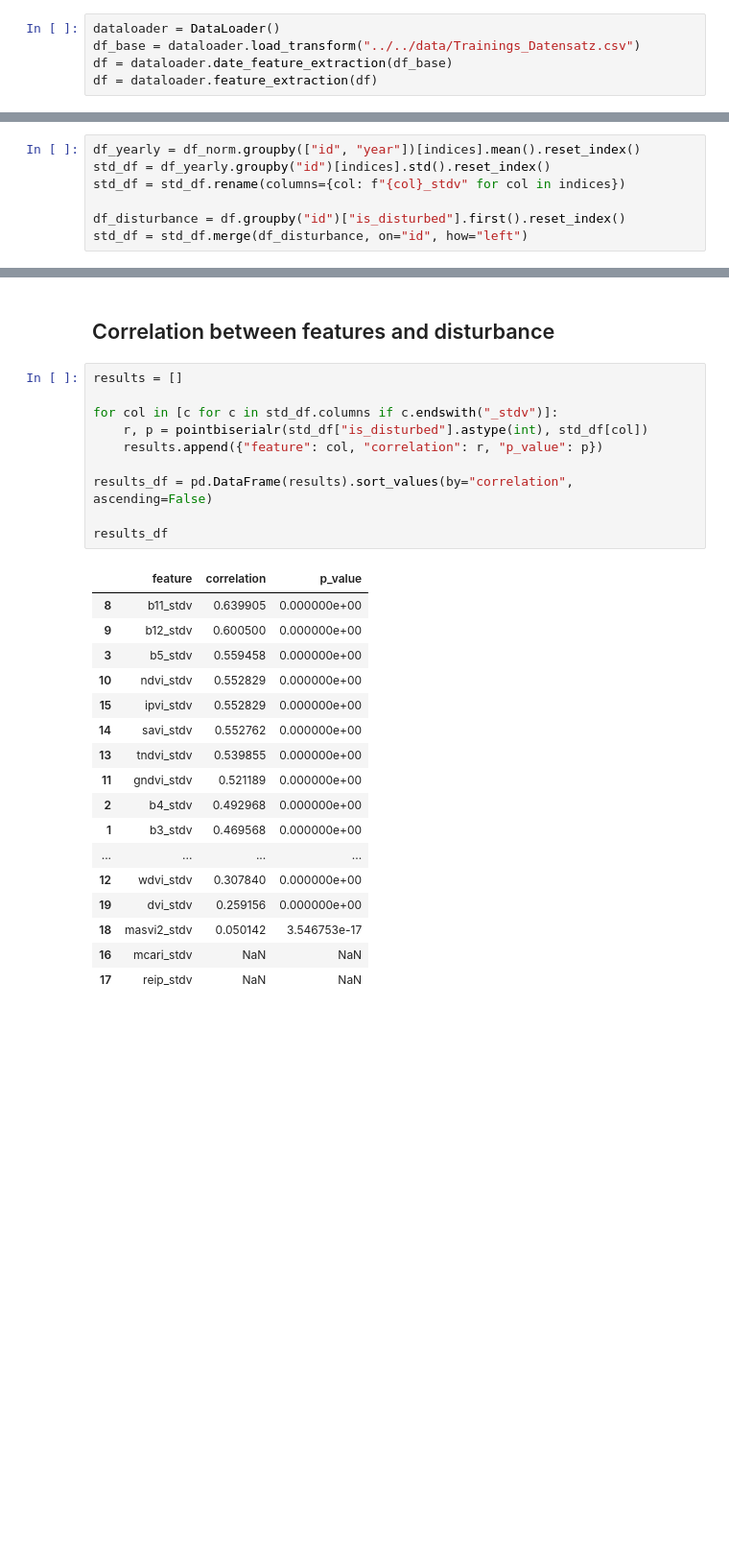
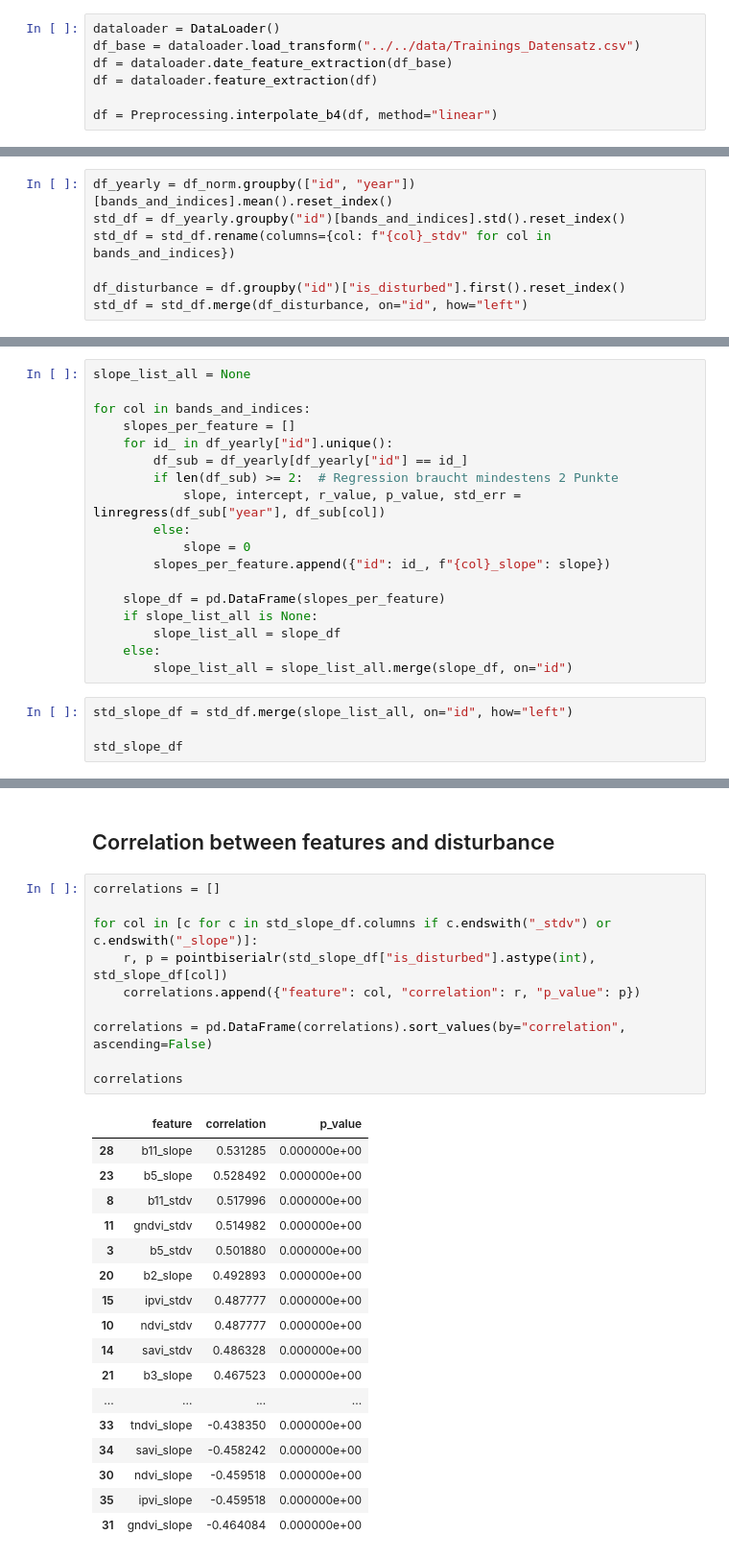
Before and after one commit to RafaelRiesle/tree_classification, a Jupyter notebook: notebooks/evelin/detect_disturbed_trees.ipynb, the cells around one changed output, grey strips where cells are left out. Shown at 96% size. Saved outputs shown, nothing was run; the diff lists cells and outputs as text; blank space fills up the shorter version.

Commit message:
feat: :rocket: correlation of is_disturbed with slope of features

```diff
--- a/notebooks/evelin/detect_disturbed_trees.ipynb
+++ b/notebooks/evelin/detect_disturbed_trees.ipynb
@@ -22,6 +25,8 @@ dataloader = DataLoader()
 df_base = dataloader.load_transform("../../data/Trainings_Datensatz.csv")
 df = dataloader.date_feature_extraction(df_base)
 df = dataloader.feature_extraction(df)
+
+df = Preprocessing.interpolate_b4(df, method="linear")
 # %%
 calculateindices = CalculateIndices()
 df = calculateindices.add_all_indices(df)
@@ -123,7 +48,7 @@ df[df["mcari"] > 10000]
 # %%
-df_yearly = df_norm.groupby(["id", "year"])[indices].mean().reset_index()
-std_df = df_yearly.groupby("id")[indices].std().reset_index()
-std_df = std_df.rename(columns={col: f"{col}_stdv" for col in indices})
+df_yearly = df_norm.groupby(["id", "year"])[bands_and_indices].mean().reset_index()
+std_df = df_yearly.groupby("id")[bands_and_indices].std().reset_index()
+std_df = std_df.rename(columns={col: f"{col}_stdv" for col in bands_and_indices})
 
 df_disturbance = df.groupby("id")["is_disturbed"].first().reset_index()
 std_df = std_df.merge(df_disturbance, on="id", how="left")
@@ -129,0 +73,22 @@ std_df = std_df.merge(df_disturbance, on="id", how="left")
+# %%
+slope_list_all = None
+
+for col in bands_and_indices:
+    slopes_per_feature = []
+    for id_ in df_yearly["id"].unique():
+        df_sub = df_yearly[df_yearly["id"] == id_]
+        if len(df_sub) >= 2:  # Regression braucht mindestens 2 Punkte
+            slope, intercept, r_value, p_value, std_err = linregress(df_sub["year"], df_sub[col])
+        else:
+            slope = 0
+        slopes_per_feature.append({"id": id_, f"{col}_slope": slope})
+
+    slope_df = pd.DataFrame(slopes_per_feature)
+    if slope_list_all is None:
+        slope_list_all = slope_df
+    else:
+        slope_list_all = slope_list_all.merge(slope_df, on="id")
+# %%
+std_slope_df = std_df.merge(slope_list_all, on="id", how="left")
+
+std_slope_df
@@ -130,30 +109,30 @@ std_df = std_df.merge(df_disturbance, on="id", how="left")
 # %% [markdown]
 ## Correlation between features and disturbance
 # %%
-results = []
+correlations = []
 
-for col in [c for c in std_df.columns if c.endswith("_stdv")]:
-    r, p = pointbiserialr(std_df["is_disturbed"].astype(int), std_df[col])
-    results.append({"feature": col, "correlation": r, "p_value": p})
+for col in [c for c in std_slope_df.columns if c.endswith("_stdv") or c.endswith("_slope")]:
+    r, p = pointbiserialr(std_slope_df["is_disturbed"].astype(int), std_slope_df[col])
+    correlations.append({"feature": col, "correlation": r, "p_value": p})
 
-results_df = pd.DataFrame(results).sort_values(by="correlation", ascending=False)
+correlations = pd.DataFrame(correlations).sort_values(by="correlation", ascending=False)
 
-results_df
+correlations
 # %% [output]
 |  | feature | correlation | p_value |
-| 8 | b11_stdv | 0.639905 | 0.000000e+00 |
-| 9 | b12_stdv | 0.600500 | 0.000000e+00 |
-| 3 | b5_stdv | 0.559458 | 0.000000e+00 |
-| 10 | ndvi_stdv | 0.552829 | 0.000000e+00 |
-| 15 | ipvi_stdv | 0.552829 | 0.000000e+00 |
-| 14 | savi_stdv | 0.552762 | 0.000000e+00 |
-| 13 | tndvi_stdv | 0.539855 | 0.000000e+00 |
-| 11 | gndvi_stdv | 0.521189 | 0.000000e+00 |
-| 2 | b4_stdv | 0.492968 | 0.000000e+00 |
-| 1 | b3_stdv | 0.469568 | 0.000000e+00 |
+| 28 | b11_slope | 0.531285 | 0.000000e+00 |
+| 23 | b5_slope | 0.528492 | 0.000000e+00 |
+| 8 | b11_stdv | 0.517996 | 0.000000e+00 |
+| 11 | gndvi_stdv | 0.514982 | 0.000000e+00 |
+| 3 | b5_stdv | 0.501880 | 0.000000e+00 |
+| 20 | b2_slope | 0.492893 | 0.000000e+00 |
+| 15 | ipvi_stdv | 0.487777 | 0.000000e+00 |
+| 10 | ndvi_stdv | 0.487777 | 0.000000e+00 |
+| 14 | savi_stdv | 0.486328 | 0.000000e+00 |
+| 21 | b3_slope | 0.467523 | 0.000000e+00 |
 | ... | ... | ... | ... |
-| 12 | wdvi_stdv | 0.307840 | 0.000000e+00 |
-| 19 | dvi_stdv | 0.259156 | 0.000000e+00 |
-| 18 | masvi2_stdv | 0.050142 | 3.546753e-17 |
-| 16 | mcari_stdv | NaN | NaN |
-| 17 | reip_stdv | NaN | NaN |
+| 33 | tndvi_slope | -0.438350 | 0.000000e+00 |
+| 34 | savi_slope | -0.458242 | 0.000000e+00 |
+| 30 | ndvi_slope | -0.459518 | 0.000000e+00 |
+| 35 | ipvi_slope | -0.459518 | 0.000000e+00 |
+| 31 | gndvi_slope | -0.464084 | 0.000000e+00 |
```
Also changed, not shown: parts of 18 cells of this notebook.
